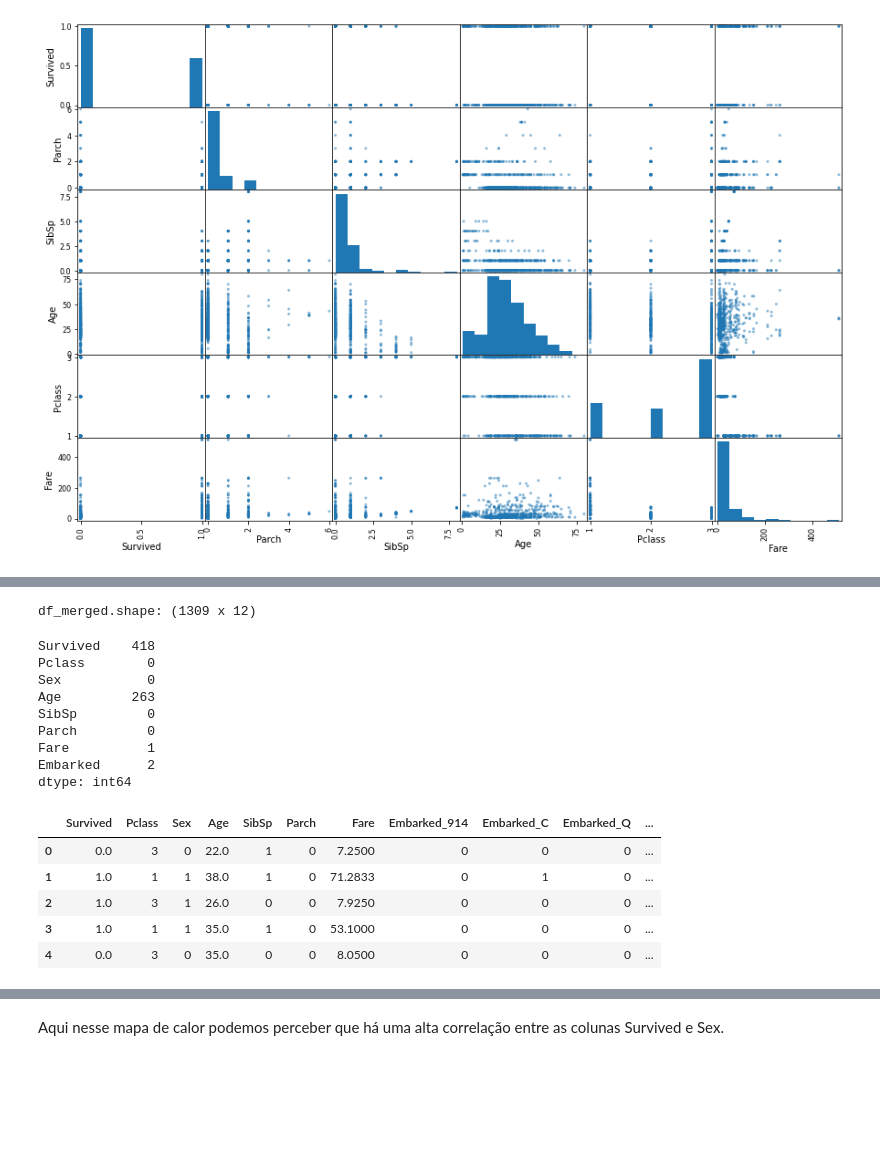
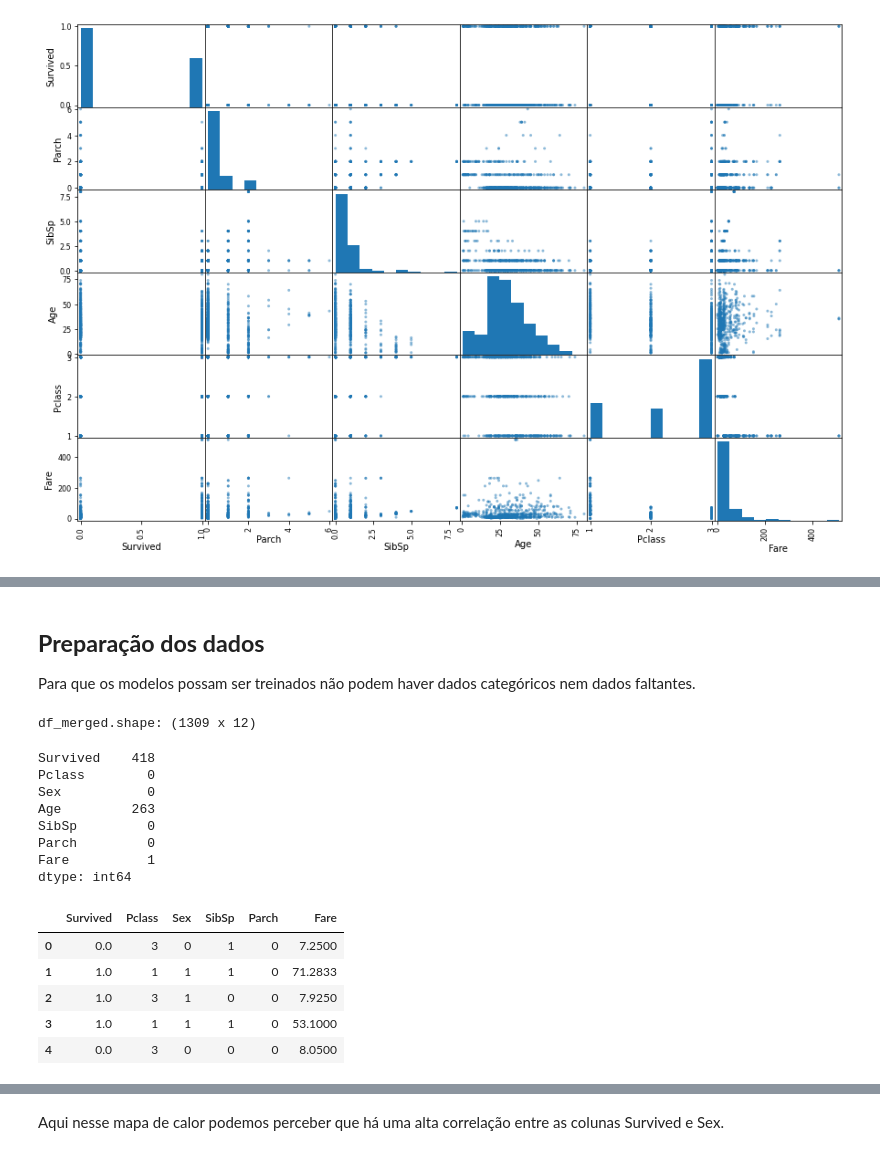
Before and after one commit to josepefg/kaggle, a Jupyter notebook: Titanic.ipynb, the cells around one changed output, grey strips where cells are left out. Saved outputs shown, nothing was run; the diff lists cells and outputs as text; code cells hidden in the pictures; blank space fills up the shorter version.

```diff
--- a/Titanic.ipynb
+++ b/Titanic.ipynb
@@ -164,3 +161,6 @@ sns.heatmap(train_cp.corr(), cmap='coolwarm', fmt='.2f', linewidths=0.1,
+# %% [markdown]
+## **Preparação dos dados**
+Para que os modelos possam ser treinados não podem haver dados categóricos nem dados faltantes.
 # %%
 # salvar os índices dos datasets para recuperação posterior
 train_idx = train_cp.shape[0]
@@ -180,8 +180,8 @@ print("df_merged.shape: ({} x {})".format(df_merged.shape[0], df_merged.shape[1]
 # %% [output]
 df_merged.shape: (1309 x 12)
 # %%
-# Selecionar as colunas relevantes
-df_merged.drop(['PassengerId', 'Name', 'Ticket', 'Cabin'], axis=1, inplace=True)
+# Selecionar as colunas relevantes removendo as outras
+df_merged.drop(['PassengerId', 'Name', 'Ticket', 'Cabin', 'Embarked'], axis=1, inplace=True)
 # %%
 # Valores faltantes nos datasets de treino e teste
 df_merged.isnull().sum()
@@ -193,39 +193,40 @@ Age         263
 SibSp         0
 Parch         0
 Fare          1
-Embarked      2
 dtype: int64
 # %%
 # Nesse ponto podemos modificar para melhorar o modelo
 # age
-age_median = df_merged['Age'].median()
-df_merged['Age'].fillna(age_median, inplace=True)
+# age_median = df_merged['Age'].median()
+# df_merged['Age'].fillna(age_median, inplace=True)
+# Age tem ts valores faltantes
+df_merged.drop(['Age'], axis=1, inplace=True)
 
 # fare
 fare_median = df_merged['Fare'].median()
 df_merged['Fare'].fillna(fare_median, inplace=True)
 
 # embarked
-embarked_top = df_merged['Embarked'].value_counts()[0]
-df_merged['Embarked'].fillna(embarked_top, inplace=True)
+# embarked_top = df_merged['Embarked'].value_counts()[0]
+# df_merged['Embarked'].fillna(embarked_top, inplace=True)
 # %%
 # Feature Engineering
 # converter 'Sex' em 0 e 1
 df_merged['Sex'] = df_merged['Sex'].map({'male': 0, 'female': 1})
 
 # dummie variables para 'Embarked'
-embarked_dummies = pd.get_dummies(df_merged['Embarked'], prefix='Embarked')
-df_merged = pd.concat([df_merged, embarked_dummies], axis=1)
-df_merged.drop('Embarked', axis=1, inplace=True)
+# embarked_dummies = pd.get_dummies(df_merged['Embarked'], prefix='Embarked')
+# df_merged = pd.concat([df_merged, embarked_dummies], axis=1)
+# df_merged.drop('Embarked', axis=1, inplace=True)
 
 display(df_merged.head())
 # %% [output]
-|  | Survived | Pclass | Sex | Age | SibSp | Parch | Fare | Embarked_914 | Embarked_C | Embarked_Q | ... |
-| 0 | 0.0 | 3 | 0 | 22.0 | 1 | 0 | 7.2500 | 0 | 0 | 0 | ... |
-| 1 | 1.0 | 1 | 1 | 38.0 | 1 | 0 | 71.2833 | 0 | 1 | 0 | ... |
-| 2 | 1.0 | 3 | 1 | 26.0 | 0 | 0 | 7.9250 | 0 | 0 | 0 | ... |
-| 3 | 1.0 | 1 | 1 | 35.0 | 1 | 0 | 53.1000 | 0 | 0 | 0 | ... |
-| 4 | 0.0 | 3 | 0 | 35.0 | 0 | 0 | 8.0500 | 0 | 0 | 0 | ... |
+|  | Survived | Pclass | Sex | SibSp | Parch | Fare |
+| 0 | 0.0 | 3 | 0 | 1 | 0 | 7.2500 |
+| 1 | 1.0 | 1 | 1 | 1 | 0 | 71.2833 |
+| 2 | 1.0 | 3 | 1 | 0 | 0 | 7.9250 |
+| 3 | 1.0 | 1 | 1 | 1 | 0 | 53.1000 |
+| 4 | 0.0 | 3 | 0 | 0 | 0 | 8.0500 |
 # %%
 # Criando coluna para tamanho da familia
 # df_merged['FamilySize'] = df_merged['SibSp'] + df_merged['Parch'] + 1
```
Also changed, not shown: parts of 20 cells of this notebook.
